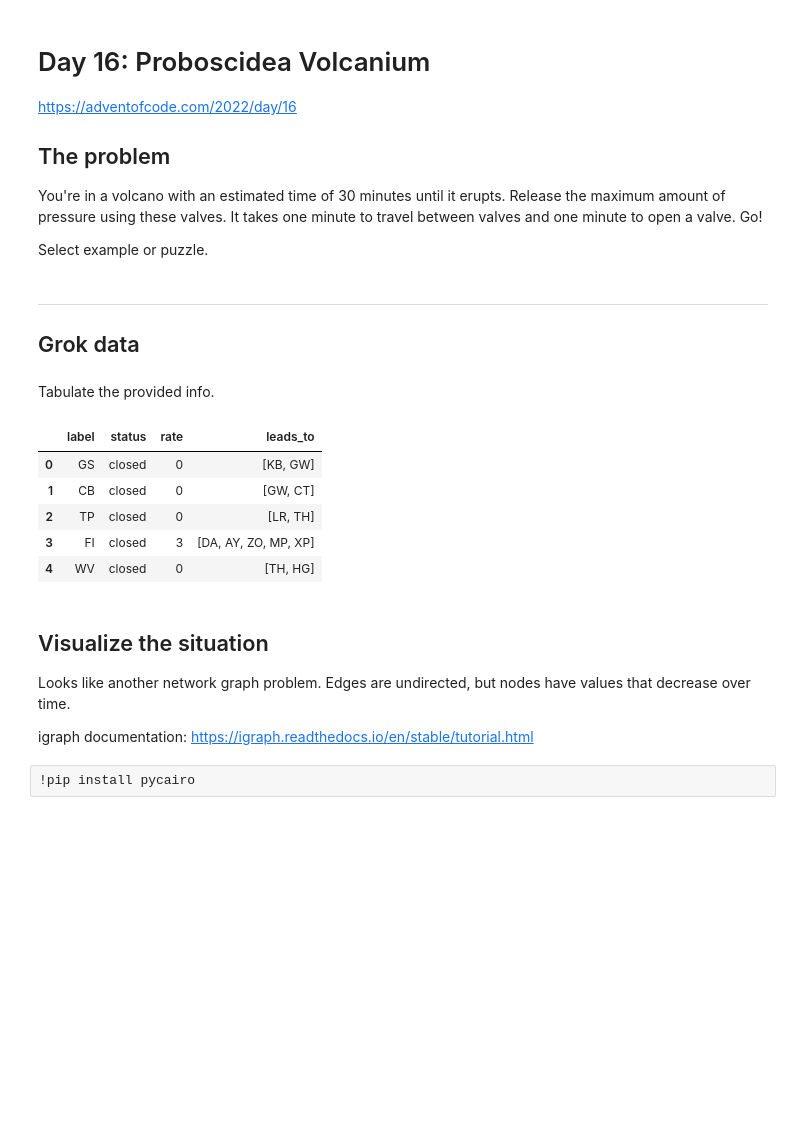
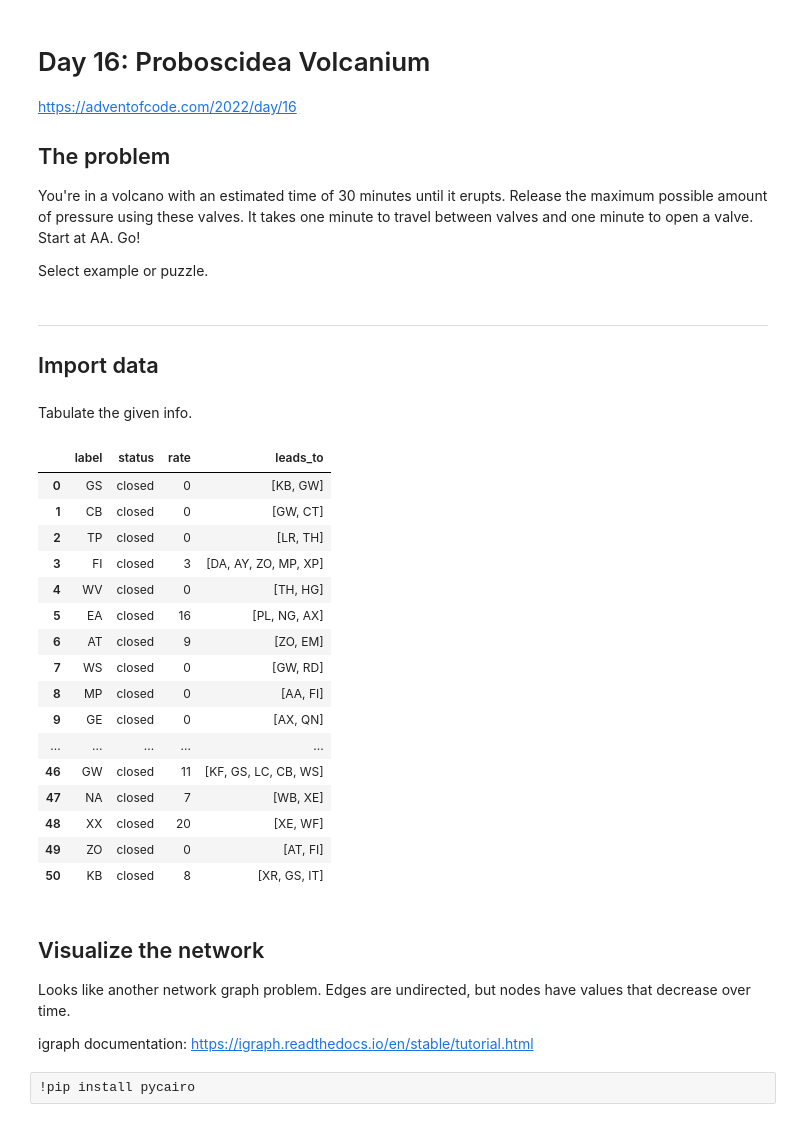
Before and after one commit to marilang/AoC2022, a Jupyter notebook: Day 16 Proboscidea Volcanium.ipynb, the cells around one changed output. Drawn from its saved outputs; the diff is of its cells as text; code cells hidden in the pictures; blank space fills up the shorter version.

```diff
--- a/Day 16 Proboscidea Volcanium.ipynb
+++ b/Day 16 Proboscidea Volcanium.ipynb
@@ -4,7 +4,7 @@
 https://adventofcode.com/2022/day/16
 
 ## The problem
-You're in a volcano with an estimated time of 30 minutes until it erupts. Release the maximum amount of pressure using these valves. It takes one minute to travel between valves and one minute to open a valve. Go!
+You're in a volcano with an estimated time of 30 minutes until it erupts. Release the maximum possible amount of pressure using these valves. It takes one minute to travel between valves and one minute to open a valve. Start at AA. Go!
 
 Select example or puzzle.
 # %%
@@ -12,10 +12,10 @@ example = False
 # %% [markdown]
 <hr>
 
-## Grok data
+## Import data
 # %%
 if example:
-    infostr = '''Valve AA has flow rate=0; tunnels lead to valves DD, II, BB
+    given = '''Valve AA has flow rate=0; tunnels lead to valves DD, II, BB
 Valve BB has flow rate=13; tunnels lead to valves CC, AA
 Valve CC has flow rate=2; tunnels lead to valves DD, BB
 Valve DD has flow rate=20; tunnels lead to valves CC, AA, EE
@@ -27,7 +27,7 @@ Valve II has flow rate=0; tunnels lead to valves AA, JJ
 Valve JJ has flow rate=21; tunnel leads to valve II'''
 
 else:
-    infostr = '''Valve GS has flow rate=0; tunnels lead to valves KB, GW
+    given = '''Valve GS has flow rate=0; tunnels lead to valves KB, GW
 Valve CB has flow rate=0; tunnels lead to valves GW, CT
 Valve TP has flow rate=0; tunnels lead to valves LR, TH
 Valve FI has flow rate=3; tunnels lead to valves DA, AY, ZO, MP, XP
@@ -79,38 +79,50 @@ Valve XX has flow rate=20; tunnels lead to valves XE, WF
 Valve ZO has flow rate=0; tunnels lead to valves AT, FI
 Valve KB has flow rate=8; tunnels lead to valves XR, GS, IT'''
 # %% [markdown]
-Tabulate the provided info.
+Tabulate the given info.
 # %%
 import pandas as pd
 
 def organize_info(infostr):
-    lines = infostr.split('\n')
+    lines = given.split('\n')
     table = []
     columns = ['label', 'status', 'rate', 'leads_to']
     for line in lines:
         line = line.replace(',', '')
         word = line.split()
         row = []
         row.append(word[1])
         row.append('closed')
         row.append(int(word[4][5:-1]))
         row.append(word[9:])
         table.append(row)
     df = pd.DataFrame(table, columns = columns)
     return df
 
-info = organize_info(infostr)
+info = organize_info(given)
 
-info.head()
+#info = info.sort_values(by='rate', ascending=False).reset_index()
+info
 # %% [output]
 |  | label | status | rate | leads_to |
 | 0 | GS | closed | 0 | [KB, GW] |
 | 1 | CB | closed | 0 | [GW, CT] |
 | 2 | TP | closed | 0 | [LR, TH] |
 | 3 | FI | closed | 3 | [DA, AY, ZO, MP, XP] |
 | 4 | WV | closed | 0 | [TH, HG] |
+| 5 | EA | closed | 16 | [PL, NG, AX] |
+| 6 | AT | closed | 9 | [ZO, EM] |
+| 7 | WS | closed | 0 | [GW, RD] |
+| 8 | MP | closed | 0 | [AA, FI] |
+| 9 | GE | closed | 0 | [AX, QN] |
+| ... | ... | ... | ... | ... |
+| 46 | GW | closed | 11 | [KF, GS, LC, CB, WS] |
+| 47 | NA | closed | 7 | [WB, XE] |
+| 48 | XX | closed | 20 | [XE, WF] |
+| 49 | ZO | closed | 0 | [AT, FI] |
+| 50 | KB | closed | 8 | [XR, GS, IT] |
 # %% [markdown]
-## Visualize the situation
+## Visualize the network
 
 Looks like another network graph problem. Edges are undirected, but nodes have values that decrease over time.
 
```
Also changed, not shown: parts of 26 cells of this notebook, 2 other files.
